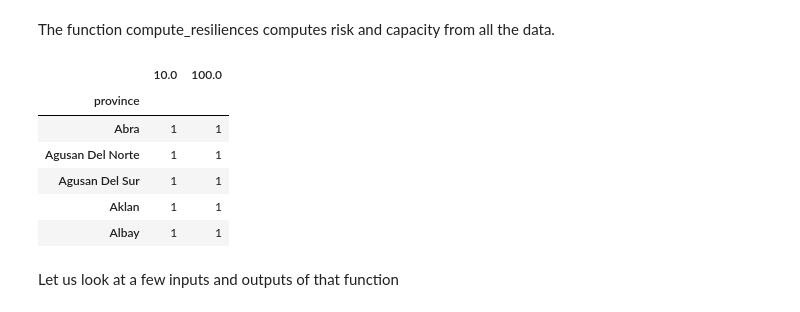
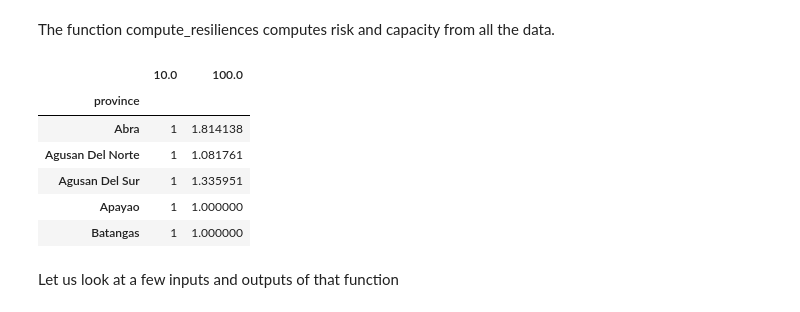
Before and after one commit to adrivsh/resilience_indicator_phl, a Jupyter notebook: socio_economic_capacity_demo.ipynb, the cells around one changed output. Cells and saved outputs as stored; diff of their text form; code cells hidden in the pictures.

```diff
--- a/socio_economic_capacity_demo.ipynb
+++ b/socio_economic_capacity_demo.ipynb
@@ -123,15 +123,15 @@ The function compute_resiliences computes risk and capacity from all the data.
 # %%
 fa_ratios  = pd.read_csv("fa_ratios.csv", index_col="province")
 fa_ratios.columns=fa_ratios.columns.map(float)
-fa_ratios.head()
+fa_ratios.dropna().head()
 # %% [output]
 |  | 10.0 | 100.0 |
 | province |  |  |
-| Abra | 1 | 1 |
-| Agusan Del Norte | 1 | 1 |
-| Agusan Del Sur | 1 | 1 |
-| Aklan | 1 | 1 |
-| Albay | 1 | 1 |
+| Abra | 1 | 1.814138 |
+| Agusan Del Norte | 1 | 1.081761 |
+| Agusan Del Sur | 1 | 1.335951 |
+| Apayao | 1 | 1.000000 |
+| Batangas | 1 | 1.000000 |
 # %%
 df_with_results=compute_resiliences(df, fa_ratios=fa_ratios)
 
```
Also changed, not shown: parts of 5 cells of this notebook, 2 other files.
